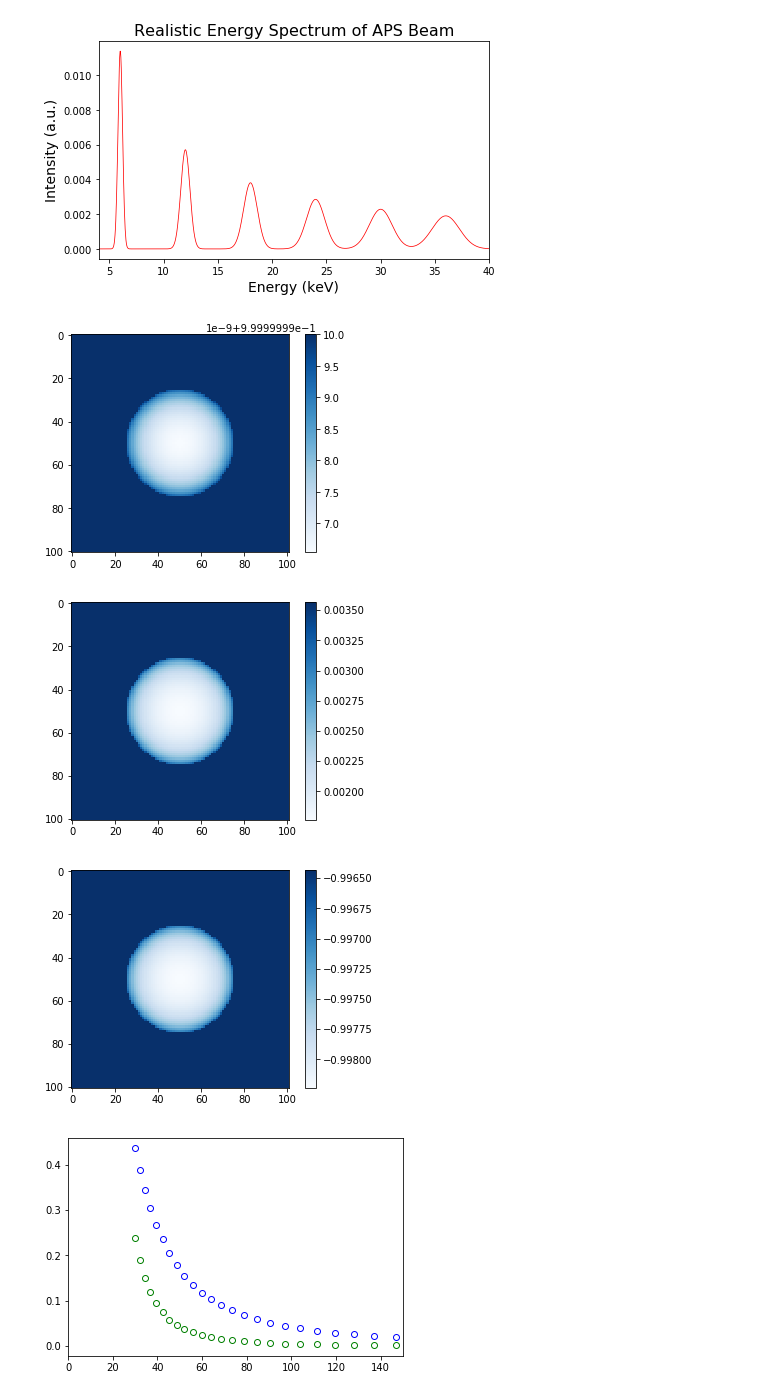
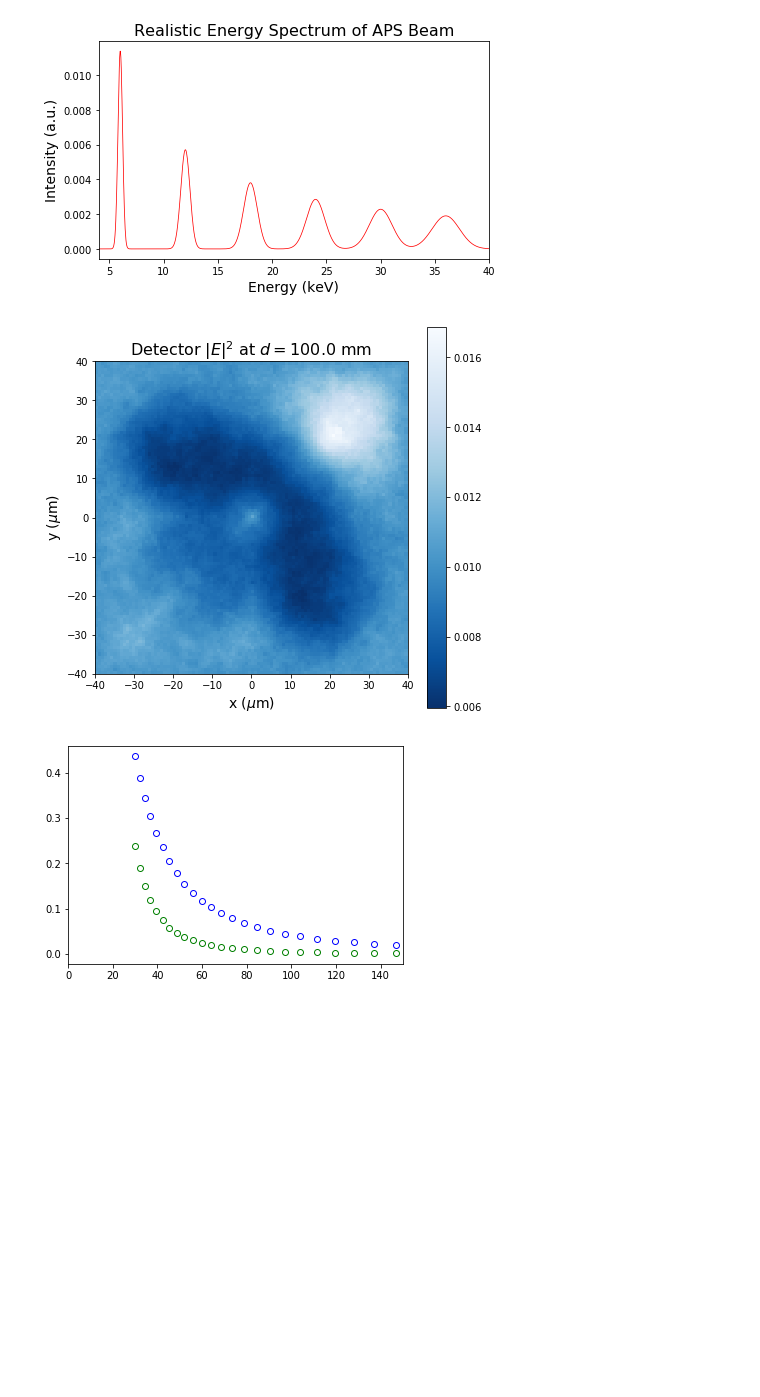
Before and after one commit to MSenani/X-Ray-Image-Reconstruction, a Jupyter notebook: Sphere_Reconstruction.ipynb, the cells around one changed output. Drawn from its saved outputs; the diff is of its cells as text; code cells hidden in the pictures; blank space fills up the shorter version.

```diff
--- a/Sphere_Reconstruction.ipynb
+++ b/Sphere_Reconstruction.ipynb
@@ -578,13 +773,13 @@ plt.show()
 [figure]
 # %%
 ## Physical parameters
-radius = 25e-3                # m: sphere radius
-d      = 100e-3               # m: camera distance from edge of sphere
-Lx     = 100e-3               # m: image field x-length
-Ly     = 100e-3               # m: image field y-length
-eV2J   = 1.60217662e-19       # [J/eV]
-E0     = 5928.44775           # [keV]
-# E0 = 9.61306e-16            # [J]: incident x-ray energy (= 6keV)
+eV2J   = 1.60217662e-19      # [J/eV]
+radius = 10e-6               # [m]: sphere radius
+args   = {'r': radius}
+d      = 100e-3              # [m]: camera z-distance from far edge of sphere
+Lx     = 80e-6               # [m]: image field x-length
+Ly     = 80e-6               # [m]: image field y-length
+E0     = 5928.44775          # [eV]: monochromatic beam energy
 
 ## Discretization parameters
 nbins_x  = 100             # Number of x bins
@@ -592,35 +787,54 @@ nbins_y  = 100             # Number of y bins
 dx       = Lx/nbins_x      # Spacing between x grid-points
 dy       = Ly/nbins_y      # Spacing between y grid-points
 
+
 ## Import refractive index data as a function of energy
 data = np.loadtxt('heptane_refr_indices.txt', skiprows = 2)
 E_refr, delta_refr, beta_refr = (data[:,0], data[:,1], data[:,2])
 
-energy_axis, beam_profile = makeGaussianHarmonics(E0 = E0, N_harmonics = 5, N_samples = 1000, E_lim = [4.0,40.0])
+energy_axis, beam_profile = makeGaussianHarmonics(E0 = E0, N_harmonics = 5, N_samples = 100, E_lim = [4.0,40.0])
 
-weighted_waves = [None] * len(energy_axis)
+deltas = np.zeros(len(energy_axis))
+betas  = np.zeros(len(energy_axis))
 
 for i,E in enumerate(energy_axis):
-    if
-    weighted_waves[i] = attenuation_pw(SphericalThickness, E*eV2J, delta, beta, radius, Lx, Ly, nbins_x, nbins_y) * beam_profile[i]
+    # find index of the energy in E_refr closest to E
+    dE        = abs(E_refr - E)
+    index     = list(dE).index(min(dE)) # find the index of the minimum difference
+    deltas[i] = delta_refr[index]
+    betas[i]  = beta_refr[index]
 
-full_wave = sum(weighted_waves)
+full_wave = np.zeros((nbins_x+1,nbins_y+1), dtype = np.complex128)
 
-plt.imshow(np.abs(aw), cmap = 'Blues_r')
-plt.colorbar()
-plt.show()
+for i,E in enumerate(energy_axis):
 
-plt.imshow(np.abs(full_wave), cmap = 'Blues_r')
-plt.colorbar()
-plt.show()
+    attenuated_wave =  attenuation_pw(t_func = SphericalThickness, shape_args = args, z0 = -args['r'],
+                                      E = E*eV2J, delta = deltas[i], beta = betas[i],
+                                      Lx = Lx, Ly = Ly, nbins_x = nbins_x, nbins_y = nbins_y, norm = False)
 
-plt.imshow(np.abs(full_wave) - np.abs(aw), cmap = 'Blues_r')
-plt.colorbar()
-plt.show()
+#     full_wave +=  propagate(wave = attenuated_wave, E = E*eV2J, d = d, norm = True) * (beam_profile[i]/E)
+    full_wave +=  abs( propagate(wave = attenuated_wave, E = E*eV2J, d = d, norm = False) ) ** 2
+
+full_wave /= np.sqrt(sum(sum(full_wave)))
-# %% [output]
-[figure, removed]
-[figure, removed]
-[figure, removed]
+# %%
+# x and y positions (in microns) corresponding to each bin.
+dim = full_wave.shape
+x = np.linspace(-nbins_x/2, nbins_x/2, dim[0]) * dx * 1e6
+y = np.linspace(-nbins_y/2, nbins_y/2, dim[1]) * dy * 1e6
+
+## Propagated |E|^2 grid plot
+fig = plt.figure(figsize = (7,7))
+ax = fig.add_subplot(111, aspect = 'equal') # Exit grid plot
+im = ax.pcolormesh(x, y, abs(full_wave)**2, cmap = 'Blues_r')
+fig.colorbar(im, ax = ax)
+ax.set_xlabel('x ($\mu$m)', fontsize = 14)
+ax.set_ylabel('y ($\mu$m)', fontsize = 14)
+ax.set_title('Detector $|E|^2$ at $d=$'+str(d*1e3)+' mm', fontsize = 16)
+
+
+plt.show()
+# %% [output]
+[figure, added]
 # %%
 ## Import refractive index data as a function of energy
 data = np.loadtxt('heptane_refr_indices.txt', skiprows = 2)
```
Also changed, not shown: parts of 9 cells of this notebook.
